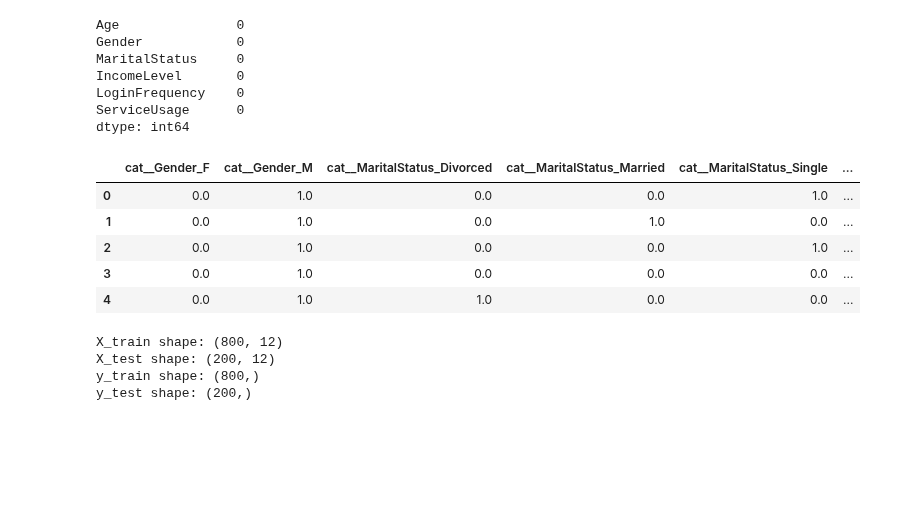
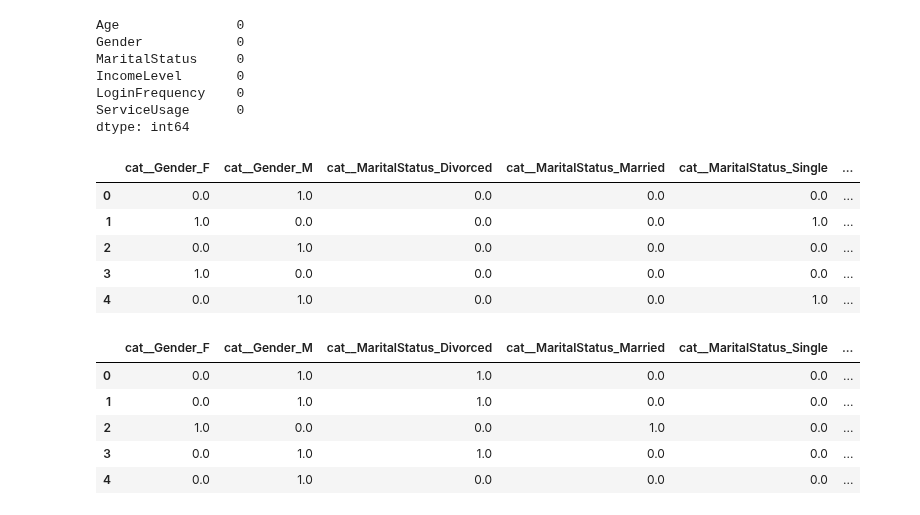
Before and after one commit to sushrutha777/LLOYDS-DataScience-Internship, a Jupyter notebook: model.ipynb, the cells around one changed output. Saved outputs shown, nothing was run; the diff lists cells and outputs as text; code cells hidden in the pictures; blank space fills up the shorter version.

Commit message:
model

```diff
--- a/model.ipynb
+++ b/model.ipynb
@@ -117,6 +87,13 @@ IncomeLevel       0
 LoginFrequency    0
 ServiceUsage      0
 dtype: int64
+# %%
+from sklearn.model_selection import train_test_split
+
+# Train-test split: 90% train, 10% test
+X_train, X_test, y_train, y_test = train_test_split(
+    X, y, test_size=0.1, random_state=42
+)
 # %%
 from sklearn.compose import ColumnTransformer
 from sklearn.preprocessing import OneHotEncoder, StandardScaler
@@ -131,41 +108,34 @@ preprocessor = ColumnTransformer(
         ('cat', OneHotEncoder(drop=None, sparse_output=False), cat_features),
         ('num', StandardScaler(), num_features)
     ],
-    remainder='passthrough'
+    remainder='passthrough'  # Keep other columns if present
 )
 
-# Fit and transform your data
-X_processed = preprocessor.fit_transform(X)
+# Fit on training set and transform both train and test
+X_train_processed = preprocessor.fit_transform(X_train)
+X_test_processed = preprocessor.transform(X_test)
 
-# Get feature names (scikit-learn >=1.0)
+# Get feature names (works in scikit-learn >= 1.0)
 feature_names = preprocessor.get_feature_names_out()
 
 # Convert to DataFrame
-X = pd.DataFrame(X_processed, columns=feature_names)
+X_train_df = pd.DataFrame(X_train_processed, columns=feature_names)
+X_test_df = pd.DataFrame(X_test_processed, columns=feature_names)
-# %%
-X.head()
-# %% [output]
-|  | cat__Gender_F | cat__Gender_M | cat__MaritalStatus_Divorced | cat__MaritalStatus_Married | cat__MaritalStatus_Single | ... |
-| 0 | 0.0 | 1.0 | 0.0 | 0.0 | 1.0 | ... |
-| 1 | 0.0 | 1.0 | 0.0 | 1.0 | 0.0 | ... |
-| 2 | 0.0 | 1.0 | 0.0 | 0.0 | 1.0 | ... |
-| 3 | 0.0 | 1.0 | 0.0 | 0.0 | 0.0 | ... |
-| 4 | 0.0 | 1.0 | 1.0 | 0.0 | 0.0 | ... |
-# %%
-from sklearn.model_selection import train_test_split
-
-# Train-test split: 80% train, 20% test
-X_train, X_test, y_train, y_test = train_test_split(
-    X, y, test_size=0.2, random_state=42
-)
-
-# Confirm shapes
-print("X_train shape:", X_train.shape)
-print("X_test shape:", X_test.shape)
-print("y_train shape:", y_train.shape)
-print("y_test shape:", y_test.shape)
-# %% [output]
-X_train shape: (800, 12)
-X_test shape: (200, 12)
-y_train shape: (800,)
-y_test shape: (200,)
+# %%
+X_train_df.head()
+# %% [output]
+|  | cat__Gender_F | cat__Gender_M | cat__MaritalStatus_Divorced | cat__MaritalStatus_Married | cat__MaritalStatus_Single | ... |
+| 0 | 0.0 | 1.0 | 0.0 | 0.0 | 0.0 | ... |
+| 1 | 1.0 | 0.0 | 0.0 | 0.0 | 1.0 | ... |
+| 2 | 0.0 | 1.0 | 0.0 | 0.0 | 0.0 | ... |
+| 3 | 1.0 | 0.0 | 0.0 | 0.0 | 0.0 | ... |
+| 4 | 0.0 | 1.0 | 0.0 | 0.0 | 1.0 | ... |
+# %%
+X_test_df.head()
+# %% [output]
+|  | cat__Gender_F | cat__Gender_M | cat__MaritalStatus_Divorced | cat__MaritalStatus_Married | cat__MaritalStatus_Single | ... |
+| 0 | 0.0 | 1.0 | 1.0 | 0.0 | 0.0 | ... |
+| 1 | 0.0 | 1.0 | 1.0 | 0.0 | 0.0 | ... |
+| 2 | 1.0 | 0.0 | 0.0 | 1.0 | 0.0 | ... |
+| 3 | 0.0 | 1.0 | 1.0 | 0.0 | 0.0 | ... |
+| 4 | 0.0 | 1.0 | 0.0 | 0.0 | 0.0 | ... |
```
Also changed, not shown: parts of 20 cells of this notebook.
